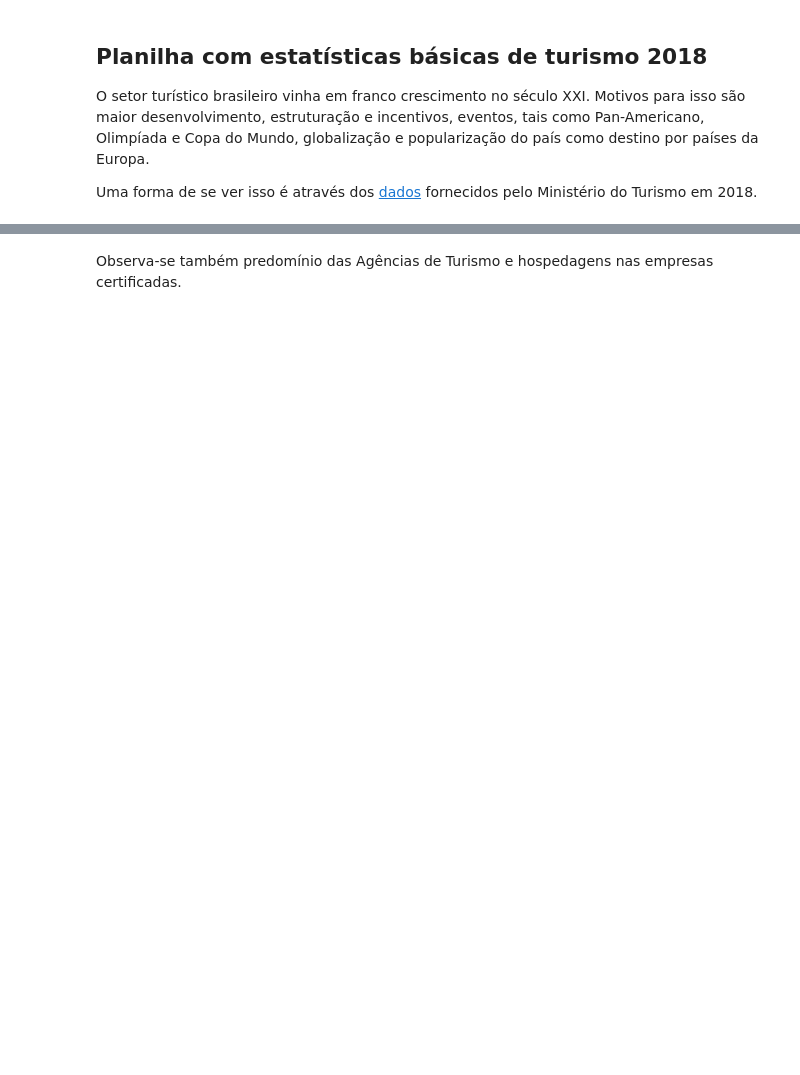
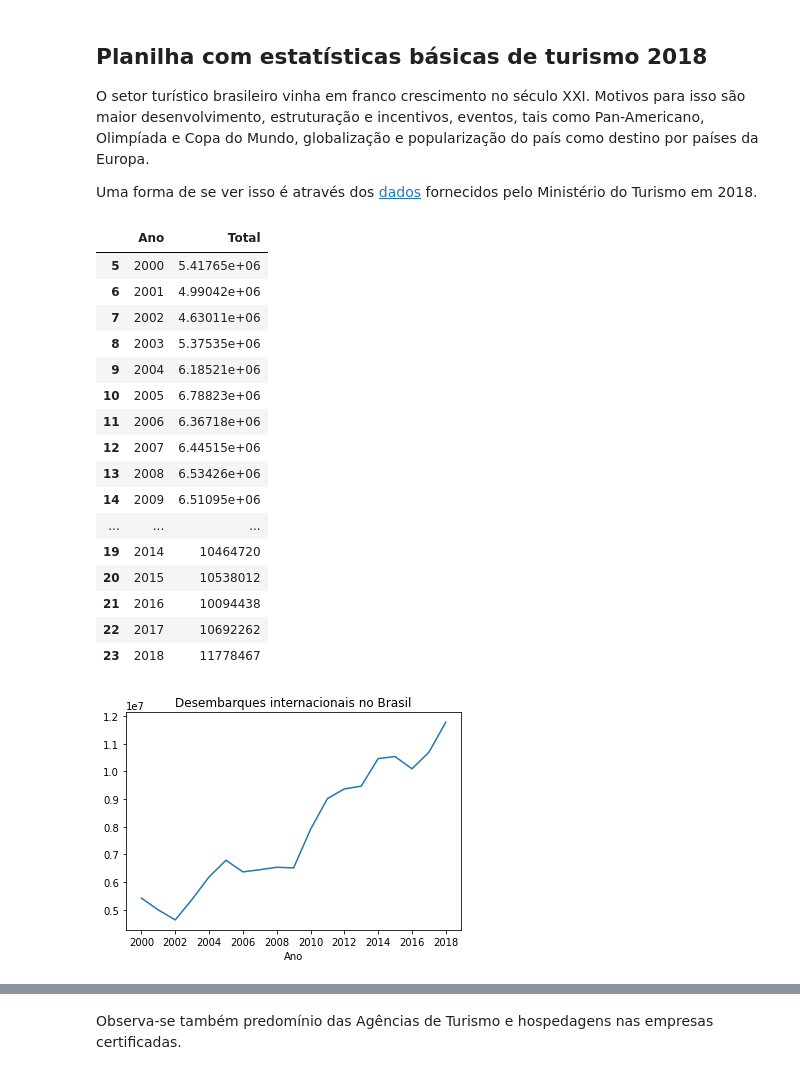
Before and after one commit to VitorPaes/hackathon_stn, a Jupyter notebook: Hackathon_std.ipynb, the cells around one changed output, grey strips where cells are left out. Saved outputs shown, nothing was run; the diff lists cells and outputs as text; code cells hidden in the pictures; blank space fills up the shorter version.

```diff
--- a/Hackathon_std.ipynb
+++ b/Hackathon_std.ipynb
@@ -46,3 +71,30 @@ df["GeoClass"] = "Estado"
 df["GeoClass"].iloc[0] = "País"
 df["GeoClass"].loc[df["Local"].isin(["Norte", "Nordeste", "Sudeste",
                                      "Sul", "Centro-Oeste"])] = "Região"
+# %%
+df = DF_list['4.1_Desesmbarque Internacional'].iloc[5:24, 0:2]
+
+df.columns = ["Ano","Total"]
+df.plot("Ano","Total", legend=False)
+plt.xticks(range(2000,2019,2))
+plt.title("Desembarques internacionais no Brasil")
+df
+# %% [output]
+|  | Ano | Total |
+| 5 | 2000 | 5.41765e+06 |
+| 6 | 2001 | 4.99042e+06 |
+| 7 | 2002 | 4.63011e+06 |
+| 8 | 2003 | 5.37535e+06 |
+| 9 | 2004 | 6.18521e+06 |
+| 10 | 2005 | 6.78823e+06 |
+| 11 | 2006 | 6.36718e+06 |
+| 12 | 2007 | 6.44515e+06 |
+| 13 | 2008 | 6.53426e+06 |
+| 14 | 2009 | 6.51095e+06 |
+| ... | ... | ... |
+| 19 | 2014 | 10464720 |
+| 20 | 2015 | 10538012 |
+| 21 | 2016 | 10094438 |
+| 22 | 2017 | 10692262 |
+| 23 | 2018 | 11778467 |
+[figure, added]
```
Also changed, not shown: parts of 50 cells of this notebook.
